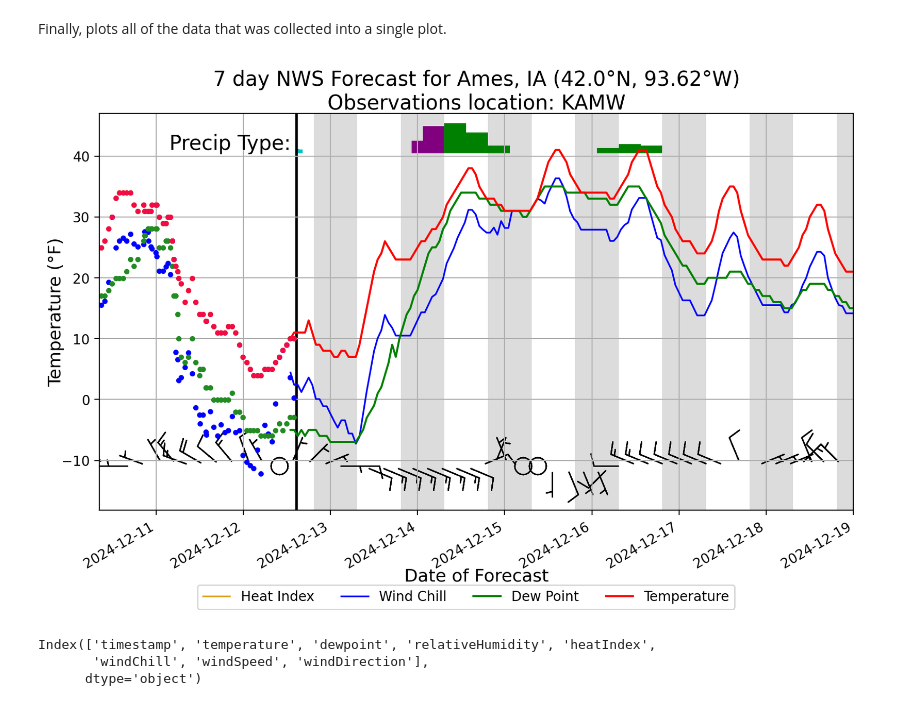
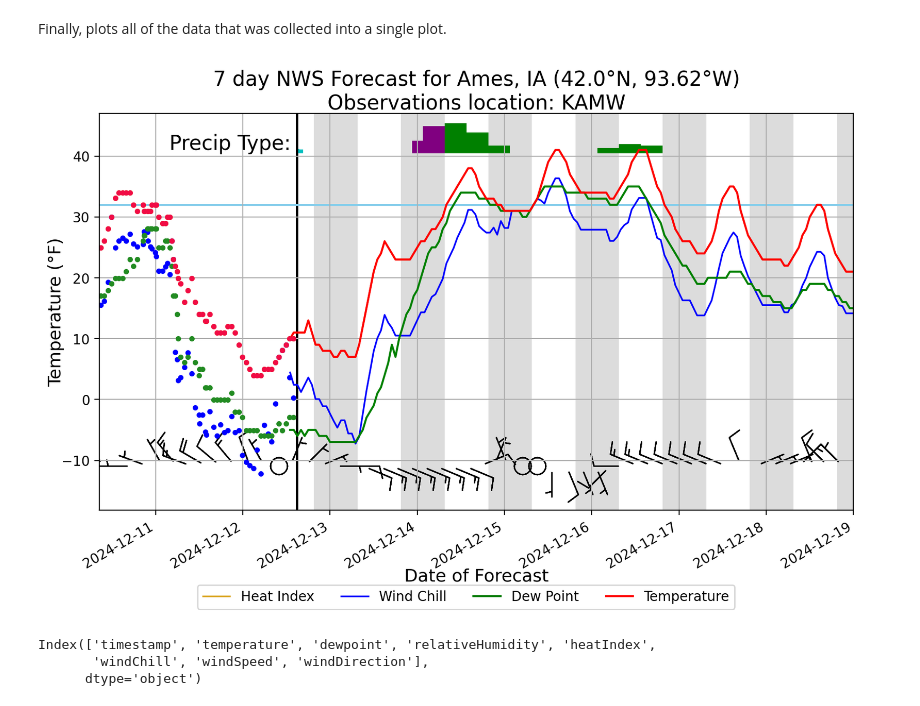
Before and after one commit to Weatherman142/WeatherChart, a Jupyter notebook: weatherChartDF.ipynb, the cells around one changed output. Saved outputs shown, nothing was run; the diff lists cells and outputs as text; code cells hidden in the pictures.

```diff
--- a/weatherChartDF.ipynb
+++ b/weatherChartDF.ipynb
@@ -551,6 +551,8 @@ if(forecastSuccess):
 # This adds a line to the plot starting at the current time to show where the transition is from obs to forecast.
 ax.add_patch(patches.Rectangle((dateOffset + tzOffset, -100), (1/36), 300, facecolor='black'))
 
+ax.add_patch(patches.Rectangle((dateOffset - 2, 31.85), 10, 0.3, facecolor='skyblue'))
+
 # The wind barbs need to be graphed after the night boxes, otherwise they tend to get covered up.
 # This is the number of hours between wind barbs (n).
 hoursBetweenWind = 4
@@ -600,34 +602,34 @@ for k in dfHistory[windSpeedName]:
         # Reset the timestamp for comparison.
         timestampStored = dfHistory[timeName][count3]
 
     count3 += 1
 
 # Set the text sizing. Used for the title and axis sizes.
 title_kwargs = dict(ha='center', va='center', fontsize=15)
 axis_kwargs = dict(ha='center', va='center', fontsize=13)
 
 # Set the title and axes labels.
 ax.set_title("7 day NWS Forecast for " + cityName + ", " + stateAbbr + " (" + str(lat) + "°N, " + str(abs(lon)) +"°W)" + \
              "\nObservations location: " + stationID, **title_kwargs)
 ax.set_xlabel("Date of Forecast", **axis_kwargs)
 ax.set_ylabel("Temperature (°F)", **axis_kwargs)
 
 # This places the PType text on the graphic in the right place at the right size.
 plt.text(float(dateOffset)-(12/24), tempsUpperBound-pTextPlacement, 'Precip Type:', **title_kwargs)
 
 # Enable the grid on the plot.
 ax.grid(True)
 
 # Automatically format the dates to make them look much nicer.
 fig.autofmt_xdate()
 
 # Add a legend to the plot to make it clear what each product is.
 leg = ax.legend(loc=(0.13, -0.25), ncol=4)
 
 # Show the plot.
 plt.show()
 # %% [output]
-[figure, old version]
+[figure, new version]
 # %%
 print(dfHistory.columns)
 # %% [output]
```
